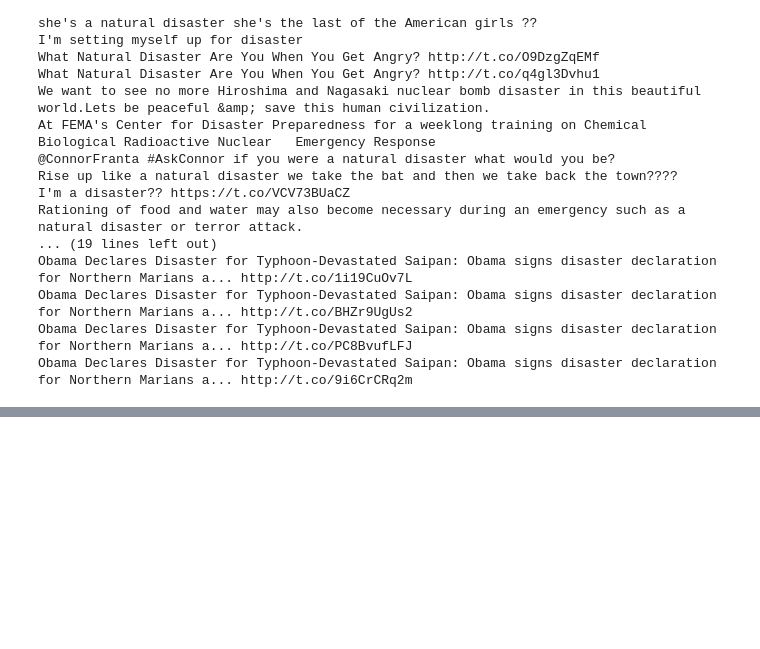
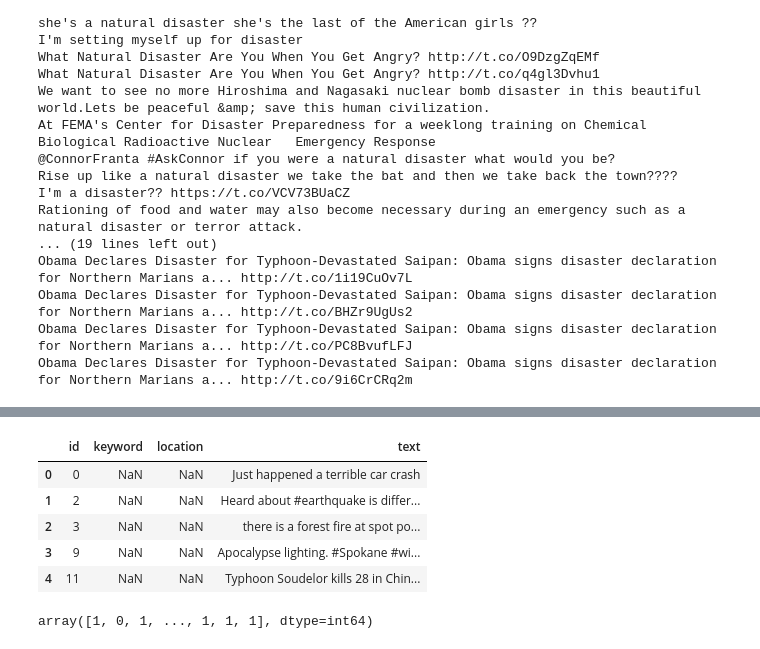
Before and after one commit to ayebaishmo/NLP_Disaster_Tweets_Prediction, a Jupyter notebook: nlp.ipynb, the cells around one changed output, grey strips where cells are left out. Drawn from its saved outputs; the diff is of its cells as text; code cells hidden in the pictures; blank space fills up the shorter version.

Commit message:
prediction done

```diff
--- a/nlp.ipynb
+++ b/nlp.ipynb
@@ -131,0 +204,13 @@ Obama Declares Disaster for Typhoon-Devastated Saipan: Obama signs disaster decl
+# %%
+# predict using the test set
+test_path = 'C:/Users/ISHMO_CT/Downloads/my-projects/NLP_env/NLP_Disaster_Tweets_Prediction/nlp-getting-started/test.csv'
+# %%
+test_df = pd.read_csv(test_path)
+test_df.head()
+# %% [output]
+|  | id | keyword | location | text |
+| 0 | 0 | NaN | NaN | Just happened a terrible car crash |
+| 1 | 2 | NaN | NaN | Heard about #earthquake is differ... |
+| 2 | 3 | NaN | NaN | there is a forest fire at spot po... |
+| 3 | 9 | NaN | NaN | Apocalypse lighting. #Spokane #wi... |
+| 4 | 11 | NaN | NaN | Typhoon Soudelor kills 28 in Chin... |
@@ -131,0 +221,4 @@ Obama Declares Disaster for Typhoon-Devastated Saipan: Obama signs disaster decl
+# %%
+y_test_pred
+# %% [output]
+array([1, 0, 1, ..., 1, 1, 1], dtype=int64)
```
Also changed, not shown: parts of 17 cells of this notebook, 1 other file.
